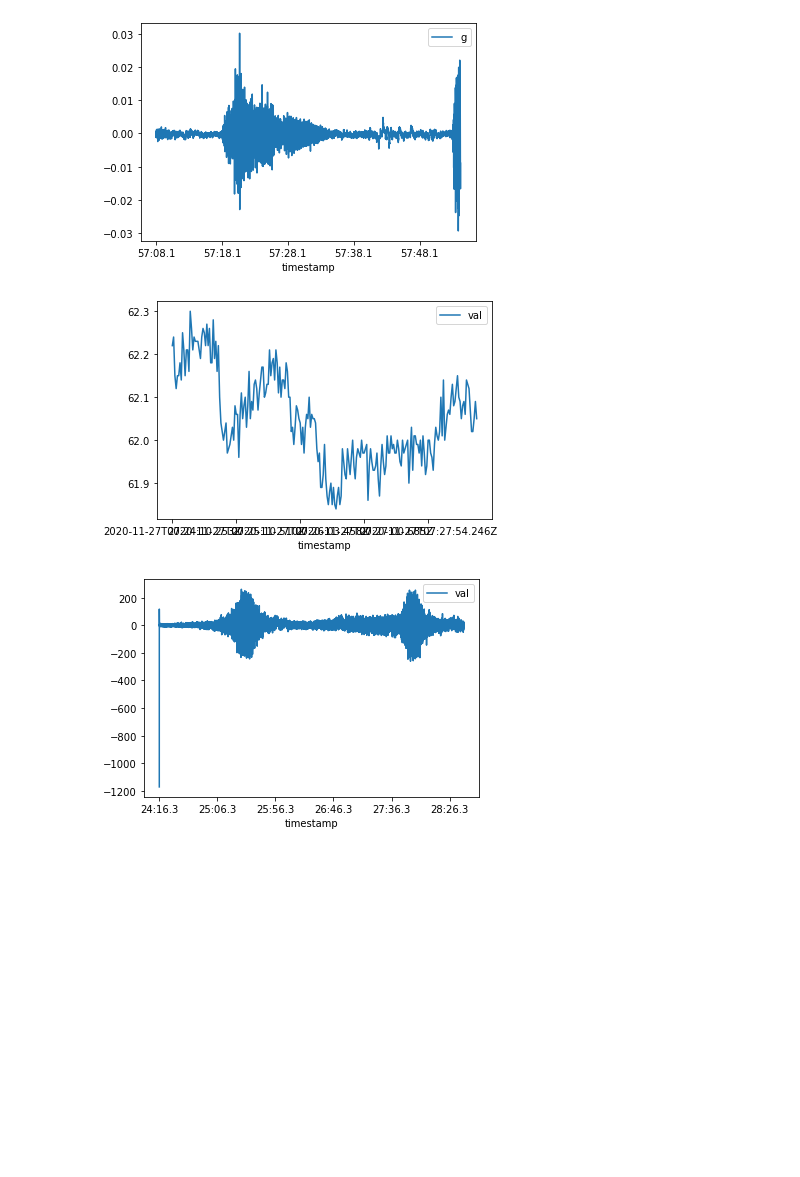
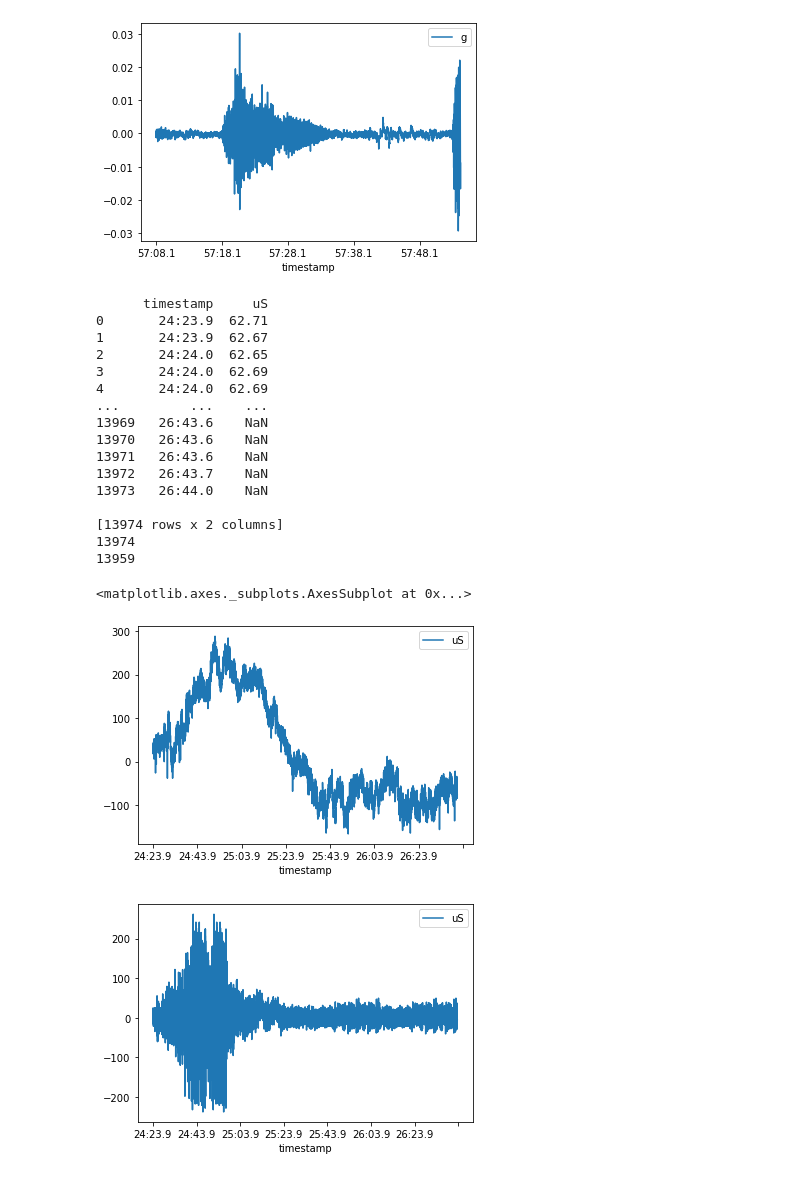
Before and after one commit to wianoski/lcs-bridge, a Jupyter notebook: RTU/fix_RTU01/rec acc/calib jumat/urusin acc.ipynb, the cells around one changed output. Cells and saved outputs as stored; diff of their text form; code cells hidden in the pictures; blank space fills up the shorter version.

```diff
--- a/RTU/fix_RTU01/rec acc/calib jumat/urusin acc.ipynb
+++ b/RTU/fix_RTU01/rec acc/calib jumat/urusin acc.ipynb
@@ -36,13 +36,40 @@ data1 = df1.plot(x='timestamp')
 [figure]
 # %%
 import pandas as pd
-df = pd.read_csv('strain_raw_fix_2.csv')
+df = pd.read_csv('pls_strain.csv')
 df1 = pd.read_csv('pusjatan_fix.csv')
+# df.plot()
 # df.plot(y='pitch')
 
 
-data = df.plot(x='timestamp')
-data1 = df1.plot(x='timestamp')
+print(df)
+df['uS'] = (df['uS'] - 62.5) * 200
+
+print(len(df))
+print(len(df1))
+df.plot(x='timestamp')
+# # conv.plot(x=df['timestamp'])
+# print(conv)
+# # data.set_xlabel("timestamp")
+
+df1.plot(x='timestamp')
 # %% [output]
+      timestamp     uS
+0       24:23.9  62.71
+1       24:23.9  62.67
+2       24:24.0  62.65
+3       24:24.0  62.69
+4       24:24.0  62.69
+...         ...    ...
+13969   26:43.6    NaN
+13970   26:43.6    NaN
+13971   26:43.6    NaN
+13972   26:43.7    NaN
+13973   26:44.0    NaN
+
+[13974 rows x 2 columns]
+13974
+13959
+<matplotlib.axes._subplots.AxesSubplot at 0x...>
-[figure, old version]
+[figure, new version]
-[figure, old version]
+[figure, new version]
```
Also changed, not shown: parts of 1 cell of this notebook, 3 other files.
